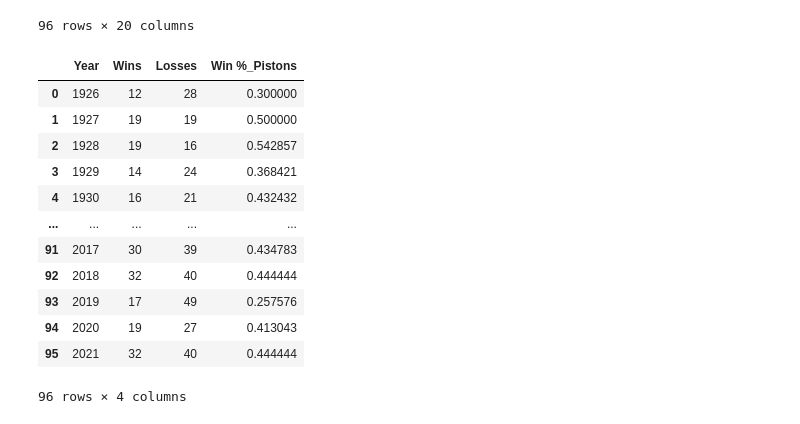
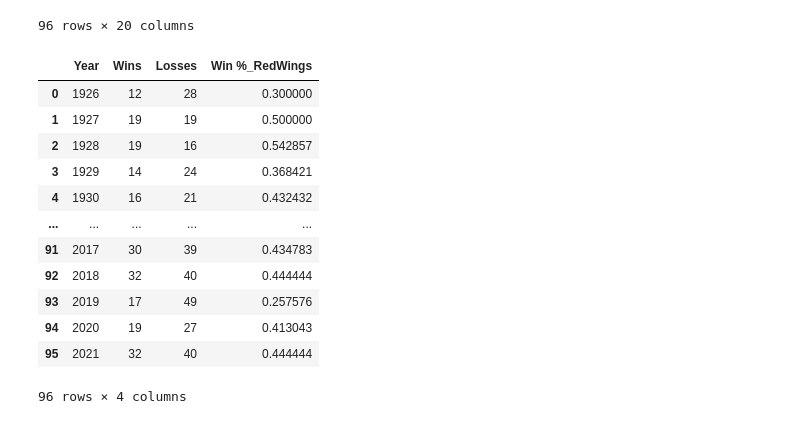
Before and after one commit to NikhilKumarBharti/Summary-of-win-percentages-for-the-Big4-sports-teams-in-Michigan-upto-2022-, a Jupyter notebook: Assignment4(AppPlotting).ipynb, the cells around one changed output. Cells and saved outputs as stored; diff of their text form; code cells hidden in the pictures.

```diff
--- a/Assignment4(AppPlotting).ipynb
+++ b/Assignment4(AppPlotting).ipynb
@@ -162,19 +162,19 @@ df_redw
 # %%
 redw=pd.DataFrame()
 redw['Year']=df_redw['NHL season']['NHL season'].str[:4]
 redw[['Wins','Losses']]=df_redw['Regular season[3][6][7][8]'][['W','L']]
 redw=redw.set_index('Year')
 
 #Missing 2004 value
 redw.loc['2004',['Wins','Losses']]=redw.loc['2003',['Wins','Losses']]
 
 redw['Wins']=redw['Wins'].astype(int)
 redw['Losses']=redw['Losses'].astype(int)
-redw['Win %_Pistons']=redw['Wins']/(redw['Wins']+redw['Losses'])
+redw['Win %_RedWings']=redw['Wins']/(redw['Wins']+redw['Losses'])
 redw=redw.reset_index()
 redw
 # %% [output]
-|  | Year | Wins | Losses | Win %_Pistons |
+|  | Year | Wins | Losses | Win %_RedWings |
 | 0 | 1926 | 12 | 28 | 0.300000 |
 | 1 | 1927 | 19 | 19 | 0.500000 |
 | 2 | 1928 | 19 | 16 | 0.542857 |
```
Also changed, not shown: parts of 3 cells of this notebook.
